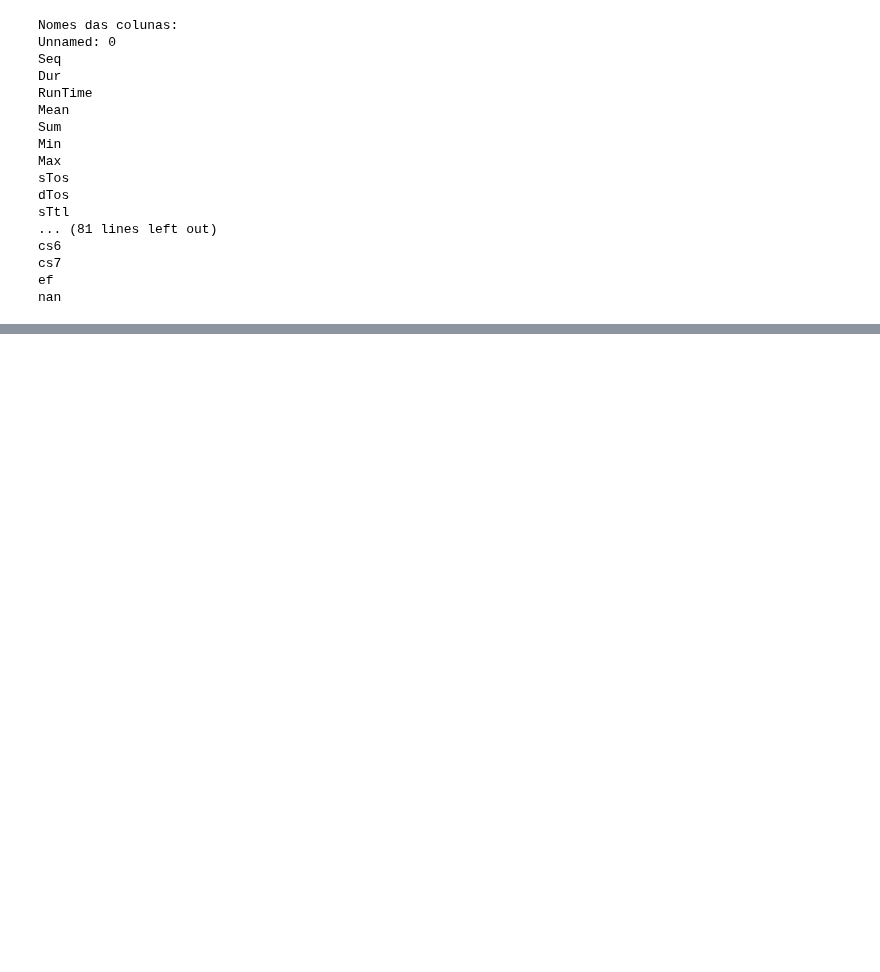
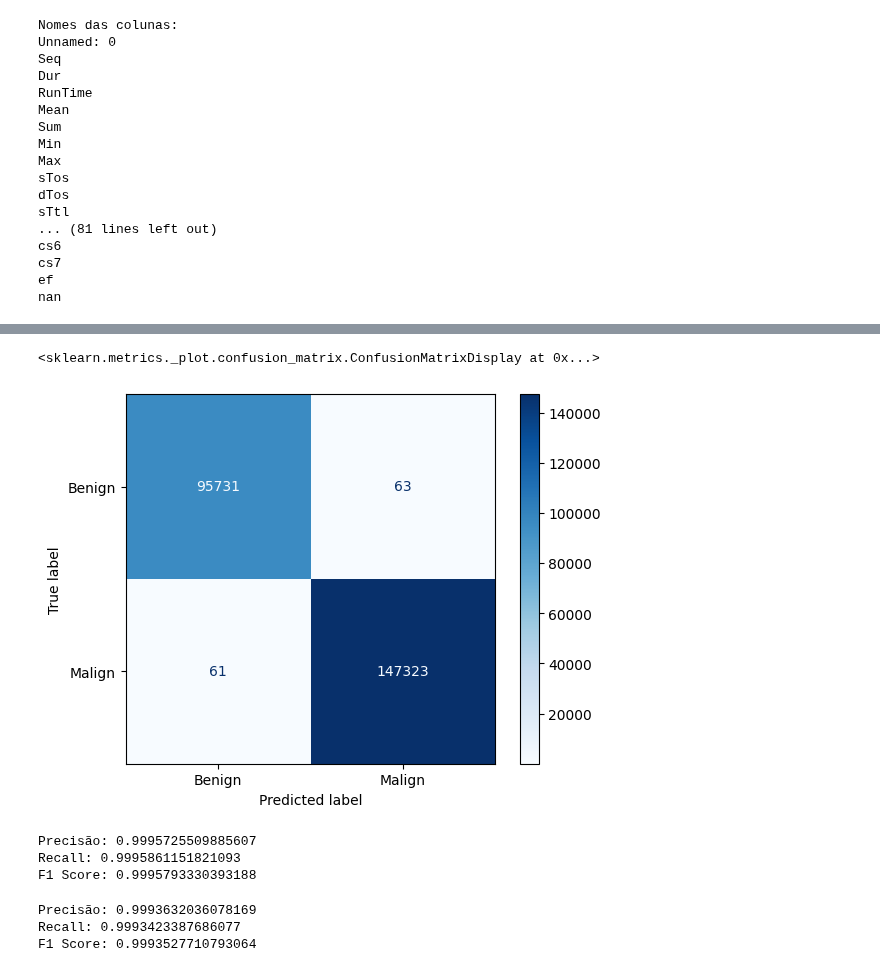
Before and after one commit to gabrieladamasceno/Attacks_5G, a Jupyter notebook: MLP.ipynb, the cells around one changed output, grey strips where cells are left out. Saved outputs shown, nothing was run; the diff lists cells and outputs as text; code cells hidden in the pictures; blank space fills up the shorter version.

```diff
--- a/MLP.ipynb
+++ b/MLP.ipynb
@@ -133,16 +242,18 @@ X = scaler.fit_transform(X)
 # %%
-# Dividir os dados em treino e teste
-X_train, X_test, y_train, y_test = train_test_split(X, y, test_size=0.2, random_state=42)
+from sklearn.model_selection import train_test_split
+from sklearn.metrics import confusion_matrix, ConfusionMatrixDisplay
+from sklearn.neural_network import MLPClassifier
+# Definir a estrutura da MLP Relu
+model = Sequential()
+model.add(Input(shape=(X_train.shape[1],)))
+model.add(Dense(96, activation='relu')),  # Camada de entrada com 96 neurônios
+model.add(Dense(64, activation='relu')),  # Primeira camada oculta
+model.add(Dense(64, activation='relu')),  # Segunda camada oculta
+model.add(Dense(64, activation='relu')),  # Terceira camada oculta
+model.add(Dense(1, activation='sigmoid'))  # Camada de saída para classificação binária
 
-# Definir a estrutura da MLP
-model = Sequential([
-    Dense(96, activation='relu', input_shape=(X.shape[1],)),  # Camada de entrada com 96 neurônios
-    Dropout(0.5),  # Adicionando Dropout
-    Dense(64, activation='relu'),  # Primeira camada oculta
-    Dropout(0.5),  # Adicionando Dropout
-    Dense(64, activation='relu'),  # Segunda camada oculta
-    Dropout(0.5),  # Adicionando Dropout
-    Dense(64, activation='relu'),  # Terceira camada oculta
-    Dropout(0.5),  # Adicionando Dropout
-    Dense(1, activation='sigmoid')  # Camada de saída para classificação binária
-])
+# Compilar o modelo
+model.compile(optimizer=Adam(learning_rate=0.0001, clipnorm=1.0), loss='binary_crossentropy', metrics=['accuracy'])
+
+# Treinar o modelo
+history = model.fit(X_train, y_train, epochs=5, batch_size=100, validation_data=(X_test, y_test))
@@ -165,0 +271,11 @@ Epoch 5/5
+# %%
+#Matriz de Confusão
+
+y_pred = model.predict(X_test)
+y_pred_classes = (y_pred > 0.5).astype(int)
+
+
+cm = confusion_matrix(y_test, y_pred_classes)
+disp = ConfusionMatrixDisplay(confusion_matrix=cm, display_labels=["Benign", "Malign"])
+disp.plot(cmap='Blues')
+# %% [output]
@@ -165,0 +283,32 @@ Epoch 5/5
+<sklearn.metrics._plot.confusion_matrix.ConfusionMatrixDisplay at 0x...>
+[figure, added]
+# %%
+#Maligno
+from sklearn.metrics import precision_score, recall_score, f1_score
+
+precision = precision_score(y_test, y_pred_classes, pos_label=1)
+recall = recall_score(y_test, y_pred_classes, pos_label=1)
+f1 = f1_score(y_test, y_pred_classes, pos_label=1)
+
+print(f"Precisão: {precision}")
+print(f"Recall: {recall}")
+print(f"F1 Score: {f1}")
+# %% [output]
+Precisão: 0.9995725509885607
+Recall: 0.9995861151821093
+F1 Score: 0.9995793330393188
+# %%
+#Benigno
+from sklearn.metrics import precision_score, recall_score, f1_score
+
+precision = precision_score(y_test, y_pred_classes, pos_label=0)
+recall = recall_score(y_test, y_pred_classes, pos_label=0)
+f1 = f1_score(y_test, y_pred_classes, pos_label=0)
+
+print(f"Precisão: {precision}")
+print(f"Recall: {recall}")
+print(f"F1 Score: {f1}")
+# %% [output]
+Precisão: 0.9993632036078169
+Recall: 0.9993423387686077
+F1 Score: 0.9993527710793064
```
Also changed, not shown: parts of 15 cells of this notebook.
